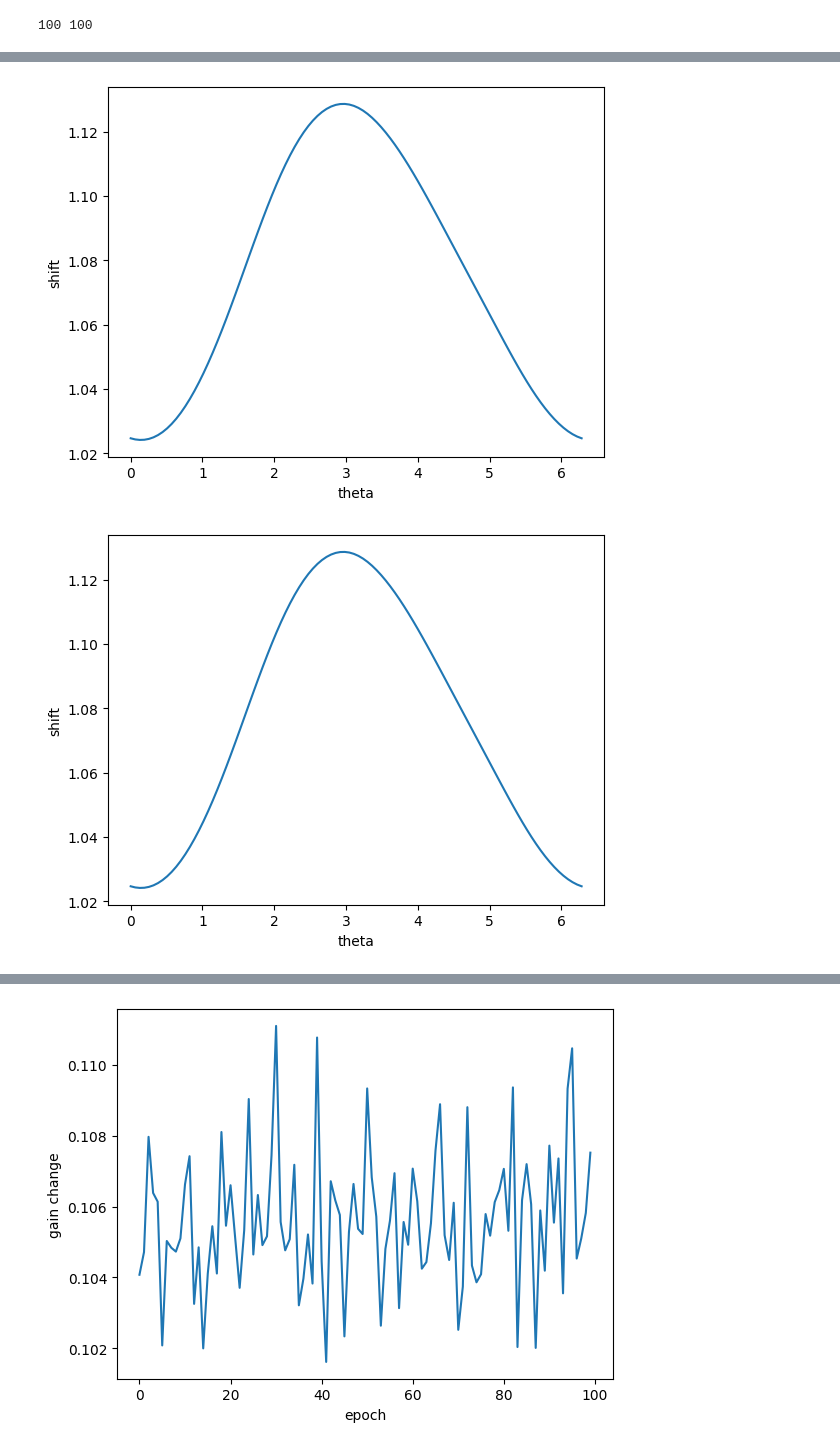
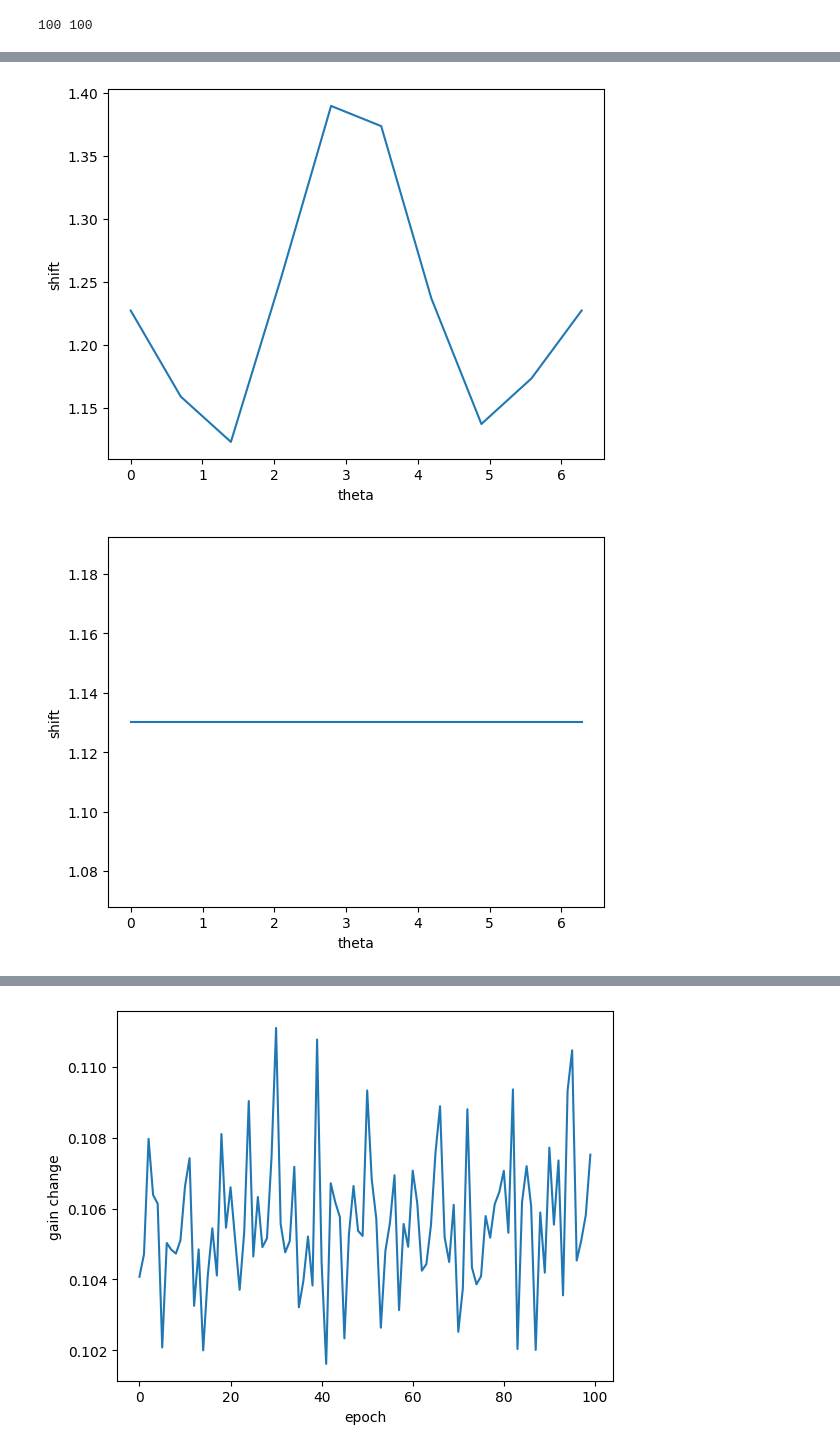
Before and after one commit to BeiGeJin/FBRNN, a Jupyter notebook: FNN/analysis/analysis_abb05_nohebb_multilayer.ipynb, the cells around one changed output, grey strips where cells are left out. Cells and saved outputs as stored; diff of their text form; code cells hidden in the pictures.

```diff
--- a/FNN/analysis/analysis_abb05_nohebb_multilayer.ipynb
+++ b/FNN/analysis/analysis_abb05_nohebb_multilayer.ipynb
@@ -91,23 +99,23 @@ plt.show()
 # %%
 final_shift_0 = shifts_0[-1]
-plt.plot(np.linspace(0, 2 * np.pi, model.input_sizes[0]), final_shift.flatten())
+plt.plot(np.linspace(0, 2 * np.pi, model.input_sizes[0]), final_shift_0.flatten())
 # plt.ylim([0,8])
 plt.xlabel("theta")
 plt.ylabel("shift")
 # plt.savefig('abb05_ws.png')
 plt.show()
 # %% [output]
-[figure, old version]
+[figure, new version]
 # %%
 final_shift_1 = shifts_1[-1]
-plt.plot(np.linspace(0, 2 * np.pi, model.input_sizes[0]), final_shift.flatten())
+plt.plot(np.linspace(0, 2 * np.pi, model.input_sizes[0]), final_shift_1.flatten())
 # plt.ylim([0,8])
 plt.xlabel("theta")
 plt.ylabel("shift")
 # plt.savefig('abb05_ws.png')
 plt.show()
 # %% [output]
-[figure, old version]
+[figure, new version]
 # %%
 rates = []
 for x in xs:
```
Also changed, not shown: parts of 6 cells of this notebook, 2 other files.
